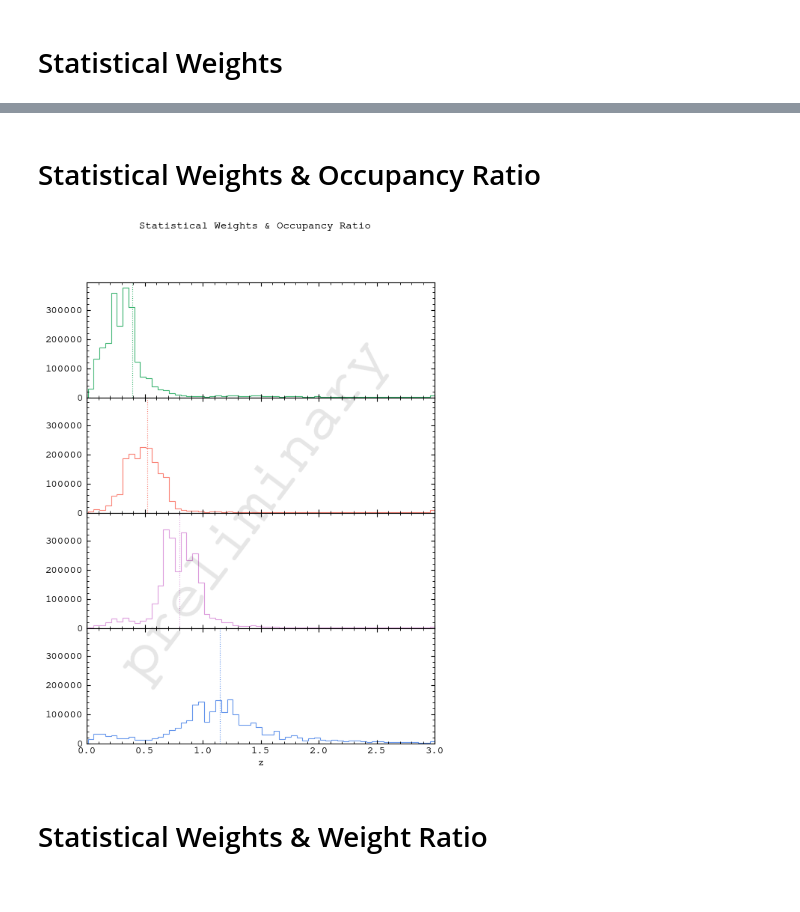
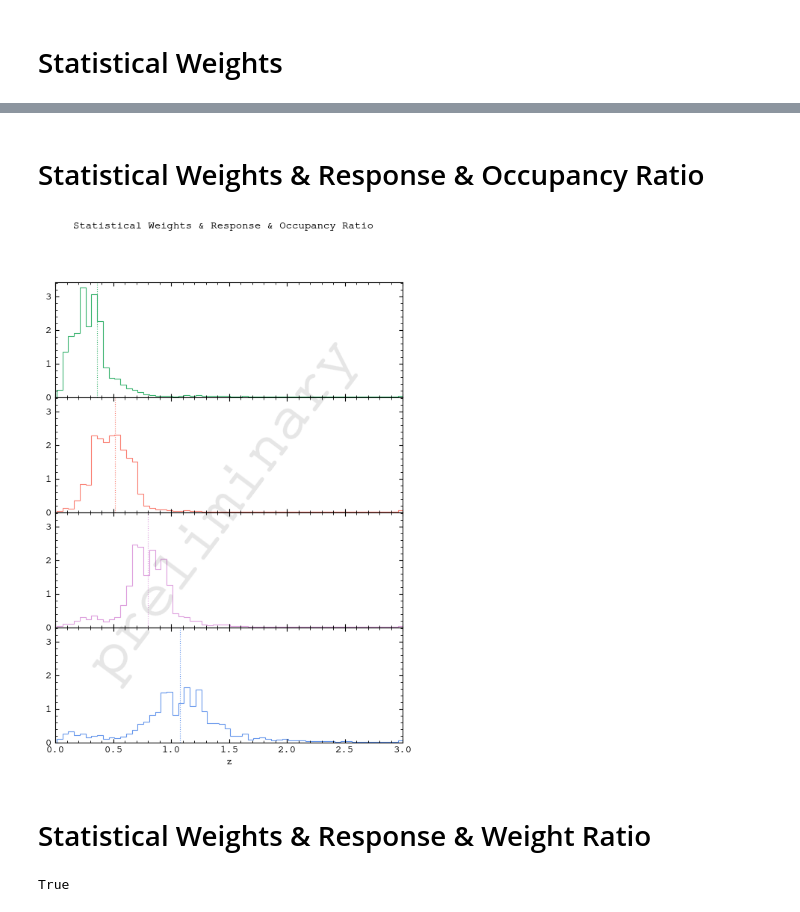
Before and after one commit to sidneymau/des-y6-image-sims-analysis, a Jupyter notebook: notebooks/2025_02_17_tomography/nzs.ipynb, the cells around one changed output, grey strips where cells are left out. Cells and saved outputs as stored; diff of their text form; code cells hidden in the pictures.

```diff
--- a/notebooks/2025_02_17_tomography/nzs.ipynb
+++ b/notebooks/2025_02_17_tomography/nzs.ipynb
@@ -154,3 +172,13 @@ _weight_grid_y6, _, _ = stats.binned_statistic(
     bins=lib.const.CELL_IDS,
 )
 weight_grid_y6 = _weight_grid_y6 / sum(_weight_grid_y6)
+# %%
+g1_y6 = {
+    mdet_step: shear_y6["mdet"][mdet_step]["gauss_g_1"][:]
+    for mdet_step in lib.const.MDET_STEPS
+}
+
+g2_y6 = {
+    mdet_step: shear_y6["mdet"][mdet_step]["gauss_g_2"][:]
+    for mdet_step in lib.const.MDET_STEPS
+}
@@ -390,13 +528,13 @@ tomo_colors = {
 
 for i in lib.const.TOMOGRAPHIC_BINS:
     axs[i].axvline(
-        np.average(lib.const.ZVALS, weights=nz_tomo[i]),
+        np.average(lib.const.ZVALS, weights=nz_tomo_w[i]),
         c=tomo_colors[i],
         ls=":",
     )
 
     axs[i].stairs(
-        nz_tomo[i],
+        nz_tomo_w[i],
         edges=lib.const.ZEDGES,
         ec=tomo_colors[i],
     )
@@ -448,13 +588,13 @@ tomo_colors = {
 
 for i in lib.const.TOMOGRAPHIC_BINS:
     axs[i].axvline(
-        np.average(lib.const.ZVALS, weights=nz_tomo[i]),
+        np.average(lib.const.ZVALS, weights=nz_tomo_wR[i]),
         c=tomo_colors[i],
         ls=":",
     )
 
     axs[i].stairs(
-        nz_tomo[i],
+        nz_tomo_wR[i],
         edges=lib.const.ZEDGES,
         ec=tomo_colors[i],
     )
@@ -478,19 +617,24 @@ KeyError: 0
 # %% [markdown]
-# Statistical Weights & Occupancy Ratio
+# Statistical Weights & Response & Occupancy Ratio
 # %%
-nz_tomo = {}
+nz_tomo_wRo = {}
 for tomographic_bin in lib.const.TOMOGRAPHIC_BINS:
-    nz_tomo[tomographic_bin] = np.sum(
+    nz_tomo_wRo[tomographic_bin] = np.sum(
         nz[cell_assignments[tomographic_bin]] \
+        * response_grid_y6[cell_assignments[tomographic_bin], np.newaxis] \
         * (occupancy_grid_y6 / occupancy_grid_sim)[cell_assignments[tomographic_bin], np.newaxis] \
-        * weights_sim[cell_assignments[tomographic_bin], np.newaxis],
-        axis=0
+        * weight_grid_sim[cell_assignments[tomographic_bin], np.newaxis],
+        axis=0,
     ) / np.sum(
-        (occupancy_grid_y6 / occupancy_grid_sim)[cell_assignments[tomographic_bin]] \
-        * weights_sim[cell_assignments[tomographic_bin]]
+        response_grid_y6[cell_assignments[tomographic_bin], np.newaxis] \
+        * weight_grid_sim[cell_assignments[tomographic_bin]],
     )
+
     # manually force n(0) = 0
-    nz_tomo[tomographic_bin][0] = 0
+    nz_tomo_wRo[tomographic_bin][0] = 0
+
+    # renormalize
+    nz_tomo_wRo[tomographic_bin] = nz_tomo_wRo[tomographic_bin] / np.sum(nz_tomo_wRo[tomographic_bin]) / np.diff(lib.const.ZEDGES)
 # %%
 fig, axs = plt.subplots(len(lib.const.TOMOGRAPHIC_BINS), 1, figsize=(6, 8), sharex=True, sharey=True)
 
@@ -500,37 +644,37 @@ tomo_colors = {
     0: "#3BB470",
     1: "#FA7F72",
     2: "#DD9FDD",
     3: "#6495EC",
 }
 
 for i in lib.const.TOMOGRAPHIC_BINS:
     axs[i].axvline(
-        np.average(lib.const.ZVALS, weights=nz_tomo[i]),
+        np.average(lib.const.ZVALS, weights=nz_tomo_wRo[i]),
         c=tomo_colors[i],
         ls=":",
     )
 
     axs[i].stairs(
-        nz_tomo[i],
+        nz_tomo_wRo[i],
         edges=lib.const.ZEDGES,
         ec=tomo_colors[i],
     )
 
 axs[-1].set_xlim(0, 3)
 axs[-1].set_ylim(0, None)
 
 axs[-1].set_xlabel("z")
 
 # axs[-1].set_yscale("log")
 # axs[0].legend()
 
-fig.suptitle("Statistical Weights & Occupancy Ratio")
+fig.suptitle("Statistical Weights & Response & Occupancy Ratio")
 
 watermark(fig)
 
 plt.show()
 # %% [output]
-[figure, old version]
+[figure, new version]
 # %% [markdown]
-# Statistical Weights & Weight Ratio
+# Statistical Weights & Response & Weight Ratio
 # %%
@@ -550,3 +699,10 @@ for tomographic_bin in lib.const.TOMOGRAPHIC_BINS:
+# %%
+np.allclose(
+    (weight_grid_y6 / weight_grid_sim)[cell_assignments[tomographic_bin]] * weight_grid_sim[cell_assignments[tomographic_bin]],
+    weight_grid_y6[cell_assignments[tomographic_bin]],
+)
+# %% [output]
+True
 # %%
 fig, axs = plt.subplots(len(lib.const.TOMOGRAPHIC_BINS), 1, figsize=(6, 8), sharex=True, sharey=True)
 
```
Also changed, not shown: parts of 24 cells of this notebook, 1 other file.
